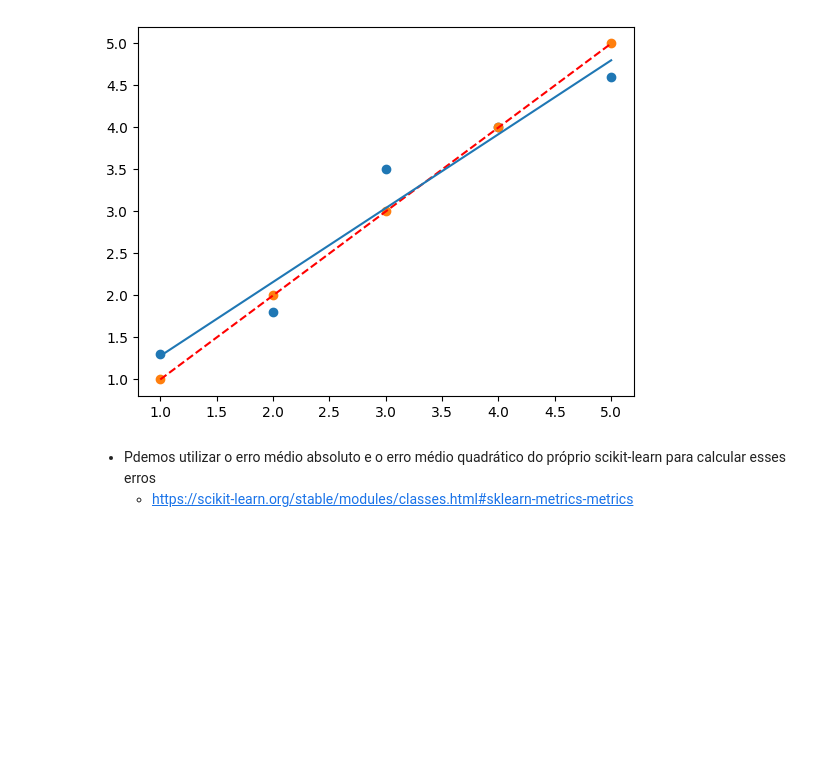
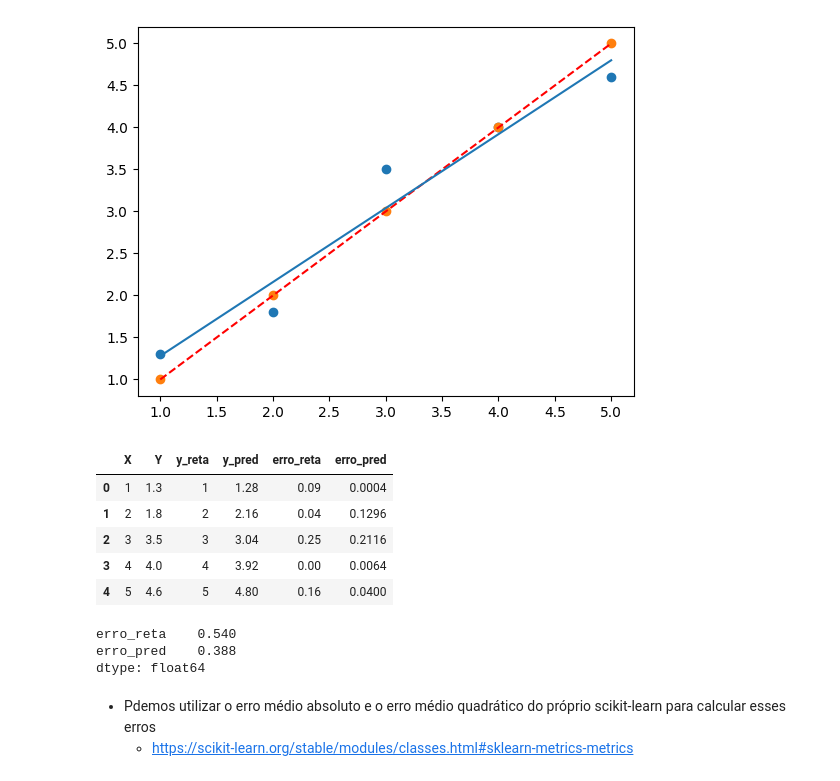
Before and after one commit to Gustavocaris/Data_Science, a Jupyter notebook: 06_Machine_Learning/Algoritmos_de_aprendizado/02 r.linear/02-regressão_linear.ipynb, the cells around one changed output. Drawn from its saved outputs; the diff is of its cells as text; code cells hidden in the pictures; blank space fills up the shorter version.

Commit message:
calculando os erros da reta e verificando qual erro é menor

```diff
--- a/06_Machine_Learning/Algoritmos_de_aprendizado/02 r.linear/02-regressão_linear.ipynb
+++ b/06_Machine_Learning/Algoritmos_de_aprendizado/02 r.linear/02-regressão_linear.ipynb
@@ -83,3 +83,14 @@ plt.show()
 [figure]
 # %%
 # Fazendo a previsão e adicionando na base
+dados['y_pred'] = reg.predict(dados.X.values.reshape(-1,1))
+
+
+dados
+# %% [output]
+|  | X | Y | y_reta | y_pred | erro_reta | erro_pred |
+| 0 | 1 | 1.3 | 1 | 1.28 | 0.09 | 0.0004 |
+| 1 | 2 | 1.8 | 2 | 2.16 | 0.04 | 0.1296 |
+| 2 | 3 | 3.5 | 3 | 3.04 | 0.25 | 0.2116 |
+| 3 | 4 | 4.0 | 4 | 3.92 | 0.00 | 0.0064 |
+| 4 | 5 | 4.6 | 5 | 4.80 | 0.16 | 0.0400 |
@@ -88,5 +103,10 @@ plt.show()
 # %%
-# Verificando essa base e a soma do erro
+# Verificando essa base e a soma do erro, pra ver qual erro é menor 0.388
+dados[['erro_reta', 'erro_pred']].sum()
+# %% [output]
+erro_reta    0.540
+erro_pred    0.388
+dtype: float64
 # %% [markdown]
 - Pdemos utilizar o erro médio absoluto e o erro médio quadrático do próprio scikit-learn para calcular esses erros
     - https://scikit-learn.org/stable/modules/classes.html#sklearn-metrics-metrics
```
Also changed, not shown: parts of 2 cells of this notebook.
